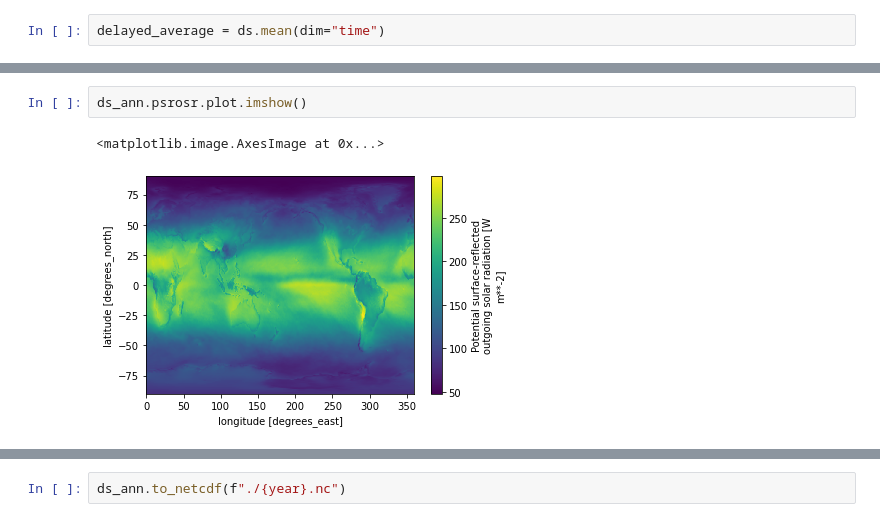
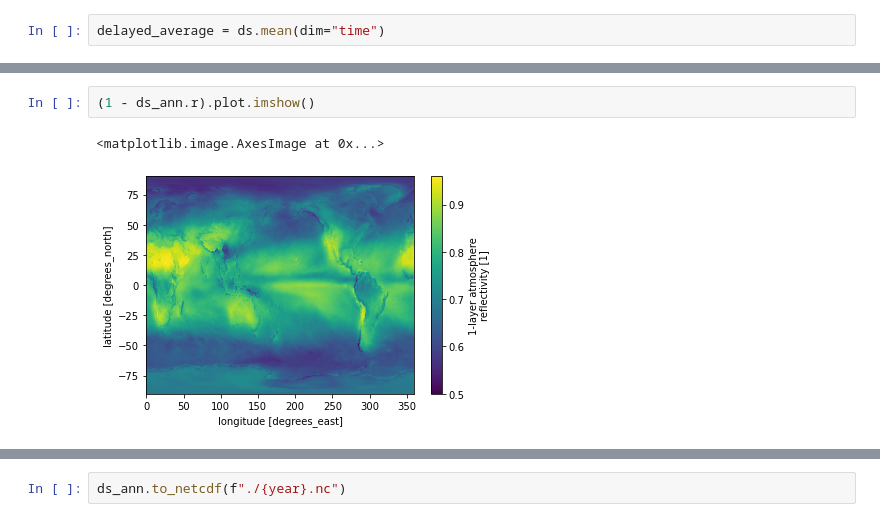
Before and after one commit to ReflectiveEarth/reflective-potential, a Jupyter notebook: notebooks/02-Processing.ipynb, the cells around one changed output, grey strips where cells are left out. Saved outputs shown, nothing was run; the diff lists cells and outputs as text.

```diff
--- a/notebooks/02-Processing.ipynb
+++ b/notebooks/02-Processing.ipynb
@@ -385,5 +379,5 @@ with ProgressBar():
-# %%
-ds_ann.psrosr.plot.imshow()
-# %% [output]
-<matplotlib.image.AxesImage at 0x...>
-[figure, removed]
+# %%
+(1 - ds_ann.r).plot.imshow()
+# %% [output]
+<matplotlib.image.AxesImage at 0x...>
+[figure, added]
```
Also changed, not shown: parts of 9 cells of this notebook.
